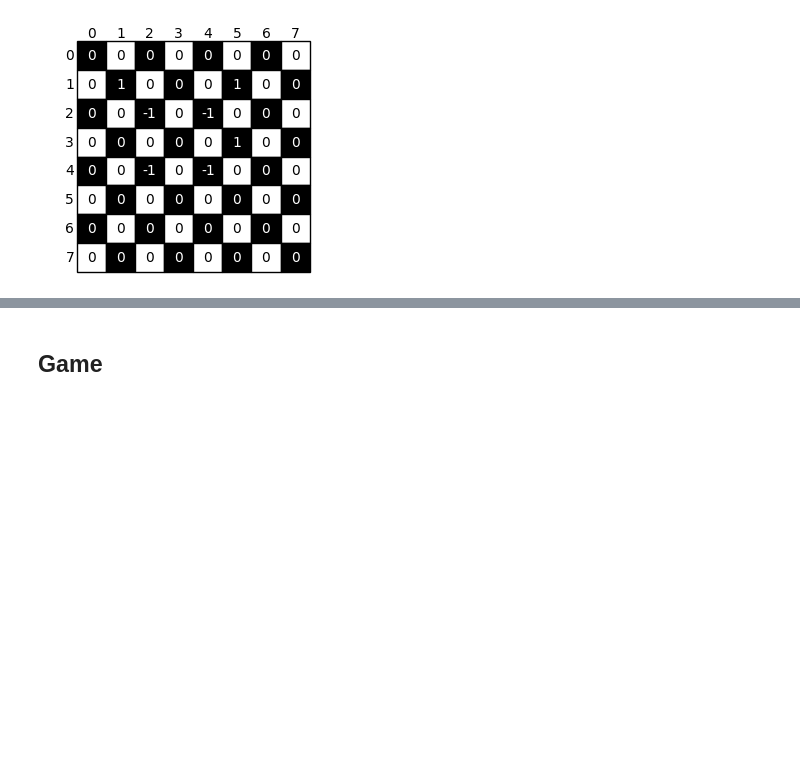
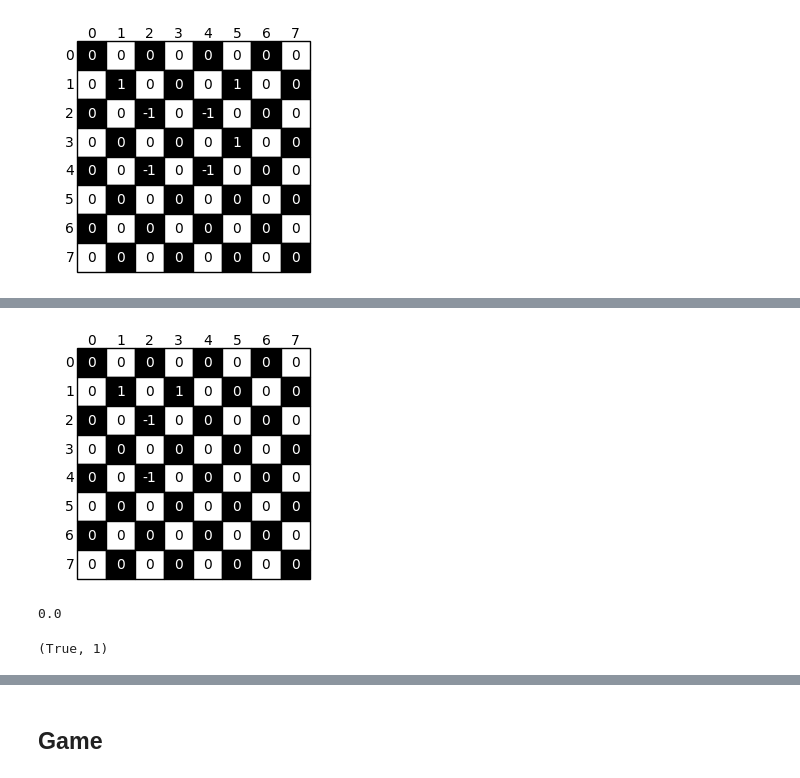
Before and after one commit to federicoschiaffino/Eldo, a Jupyter notebook: Eldo/Q Learning.ipynb, the cells around one changed output, grey strips where cells are left out. Saved outputs shown, nothing was run; the diff lists cells and outputs as text; code cells hidden in the pictures; blank space fills up the shorter version.

```diff
--- a/Eldo/Q Learning.ipynb
+++ b/Eldo/Q Learning.ipynb
@@ -285,0 +420,21 @@ training_Q(board_1, -1, Q_white, Q_black, white_boards, black_boards, white_mult
+# %%
+bb = np.array([ 0, 0, 0, 0, 0, 0, 0, 0, 0, 0, 0, 0, 0, 0, 0, 0,  0, 0, 0, 0,
+                0, 0, 0, 0, 0, 0, 0, 0, 0, 0, 0, 0,])
+
+bb[4] = 1
+bb[5] = 1
+bb[9] = -1
+bb[17] = -1
+
+visualize([bb, (0,4)])
+# %% [output]
+[figure, added]
+# %%
+#Q_white.loc[[0], [(1,4)]].values()# += -0.5
+Q_white[(1,4)][0] #= 0.5
+# %% [output]
+0.0
+# %%
+game_over(bb, -1, action_space, 20)
+# %% [output]
+(True, 1)
```
Also changed, not shown: parts of 22 cells of this notebook, 2 other files.
